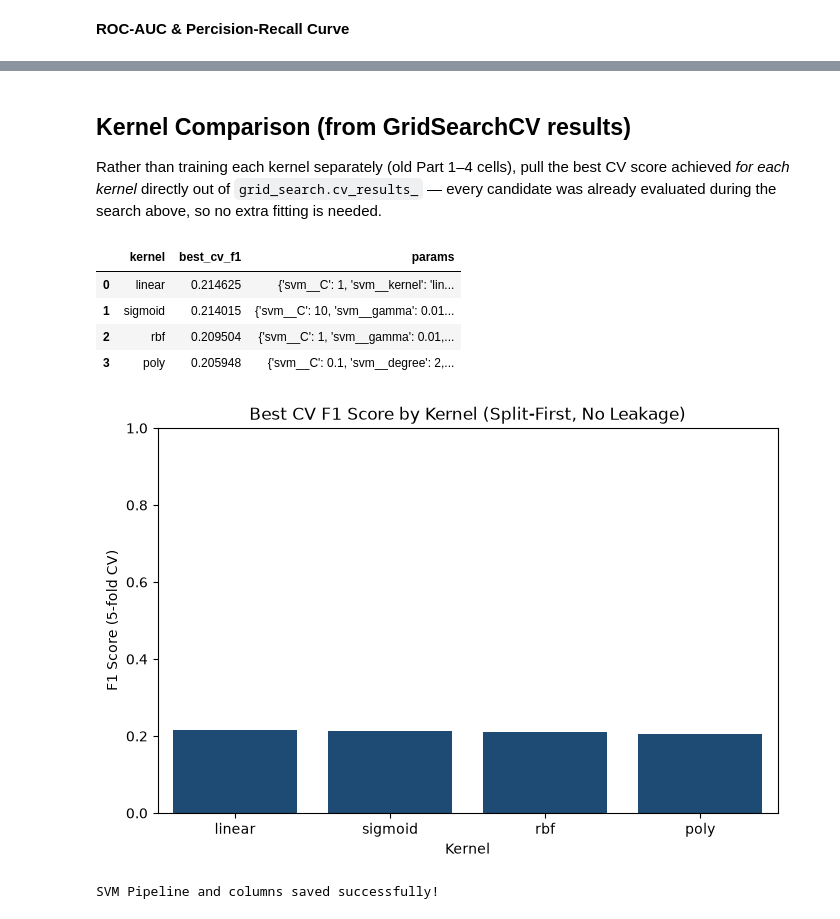
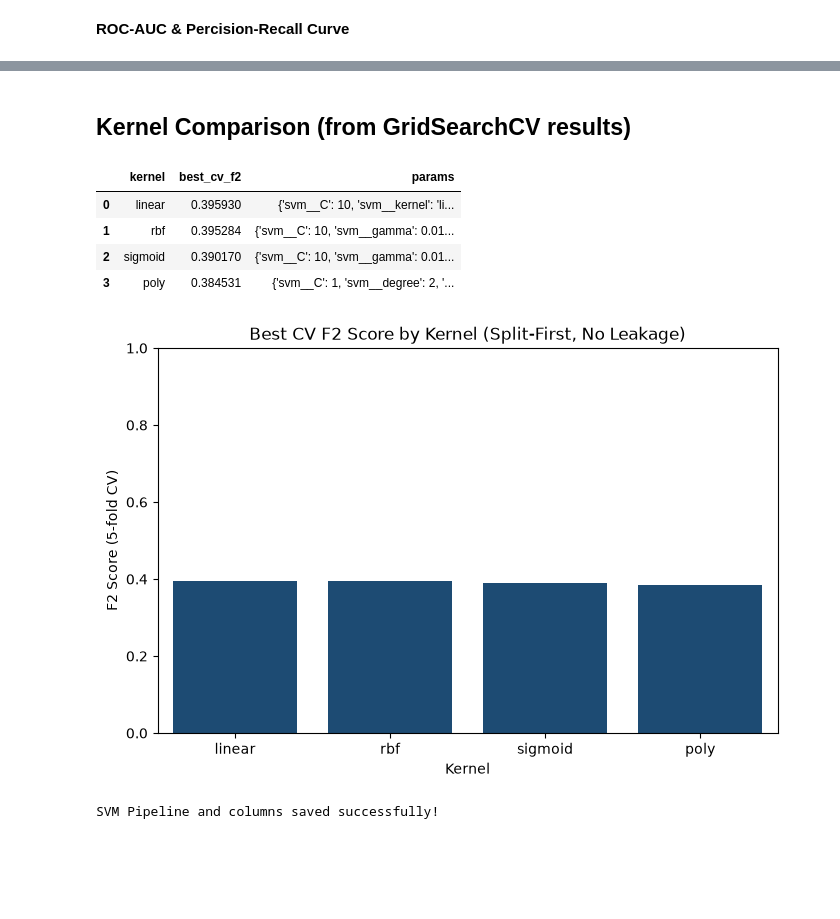
Before and after one commit to bn1ce/stroke_prediction, a Jupyter notebook: SVM.ipynb, the cells around one changed output, grey strips where cells are left out. Drawn from its saved outputs; the diff is of its cells as text; code cells hidden in the pictures; blank space fills up the shorter version.

```diff
--- a/SVM.ipynb
+++ b/SVM.ipynb
@@ -424,17 +450,11 @@ dtype: object
 # %%
-# 1. Prepare features/target (after all encoding)
+# 1. Prepare features/target
 X = df.drop('stroke', axis='columns')
 y = df['stroke']
 
 # 2. Train/test split FIRST
 X_train, X_test, y_train, y_test = train_test_split(X, y, test_size=0.2, random_state=42, stratify=y)
 
-# 3. Scale numerical columns - fit on TRAIN only, transform both
-columns_to_scale = ['age', 'avg_glucose_level', 'bmi']
-scaler = MinMaxScaler()
-X_train[columns_to_scale] = scaler.fit_transform(X_train[columns_to_scale])
-X_test[columns_to_scale] = scaler.transform(X_test[columns_to_scale])
-
 # Verify shapes
 X_train.shape, X_test.shape
 # %% [output]
@@ -517,7 +548,16 @@ The only step still needed inside a pipeline is **SMOTE**, because it changes th
 # %%
-from imblearn.pipeline import Pipeline as ImbPipeline
+columns_to_scale = ['age', 'avg_glucose_level', 'bmi']
+
+preprocessor = ColumnTransformer(
+    transformers=[
+        ('scale', MinMaxScaler(), columns_to_scale)
+    ],
+    remainder='passthrough'
+)
 
 pipeline = ImbPipeline(steps=[
+    ('bmi_imputer', BMIDecisionTreeImputer()),
+    ('preprocessor', preprocessor),
     ('smote', SMOTE(random_state=42)),
     ('svm', SVC(probability=True, random_state=42))
 ])
@@ -532,6 +566,4 @@ Because `pipeline` is used (not a bare `SVC`), every fold inside `GridSearchCV`'
 # %%
-from sklearn.model_selection import GridSearchCV
-
 param_grid = [
     {
         'svm__kernel': ['linear'],
@@ -558,16 +590,15 @@ param_grid = [
 grid_search = GridSearchCV(
     estimator=pipeline,
     param_grid=param_grid,
-    scoring='f1',
+    scoring=f2_scorer,
     cv=5,
     n_jobs=-1,
-    verbose=1,
-    return_train_score=False
+    verbose=1
 )
 
 grid_search.fit(X_train, y_train)
 
 print("Best kernel/params:", grid_search.best_params_)
-print("Best CV F1 score:", grid_search.best_score_)
+print("Best CV F2 score:", grid_search.best_score_)
 # %% [output]
 Fitting 5 folds for each of 55 candidates, totalling 275 fits
@@ -724,7 +749,5 @@ plt.show()
 # %% [markdown]
 ## Kernel Comparison (from GridSearchCV results)
-
-Rather than training each kernel separately (old Part 1–4 cells), pull the best CV score achieved *for each kernel* directly out of `grid_search.cv_results_` — every candidate was already evaluated during the search above, so no extra fitting is needed.
 # %%
 results_df = pd.DataFrame(grid_search.cv_results_)
 results_df['kernel'] = results_df['param_svm__kernel']
@@ -732,25 +755,25 @@ results_df['kernel'] = results_df['param_svm__kernel']
 best_per_kernel = (
     results_df.loc[results_df.groupby('kernel')['mean_test_score'].idxmax()]
     [['kernel', 'mean_test_score', 'params']]
-    .rename(columns={'mean_test_score': 'best_cv_f1'})
-    .sort_values('best_cv_f1', ascending=False)
+    .rename(columns={'mean_test_score': 'best_cv_f2'})
+    .sort_values('best_cv_f2', ascending=False)
     .reset_index(drop=True)
 )
 best_per_kernel
 # %% [output]
-|  | kernel | best_cv_f1 | params |
-| 0 | linear | 0.214625 | {'svm__C': 1, 'svm__kernel': 'lin... |
-| 1 | sigmoid | 0.214015 | {'svm__C': 10, 'svm__gamma': 0.01... |
-| 2 | rbf | 0.209504 | {'svm__C': 1, 'svm__gamma': 0.01,... |
-| 3 | poly | 0.205948 | {'svm__C': 0.1, 'svm__degree': 2,... |
+|  | kernel | best_cv_f2 | params |
+| 0 | linear | 0.395930 | {'svm__C': 10, 'svm__kernel': 'li... |
+| 1 | rbf | 0.395284 | {'svm__C': 10, 'svm__gamma': 0.01... |
+| 2 | sigmoid | 0.390170 | {'svm__C': 10, 'svm__gamma': 0.01... |
+| 3 | poly | 0.384531 | {'svm__C': 1, 'svm__degree': 2, '... |
 # %%
 plt.figure(figsize=(8,5))
-sns.barplot(data=best_per_kernel, x='kernel', y='best_cv_f1', color="#0f4c81")
-plt.title('Best CV F1 Score by Kernel (Split-First, No Leakage)')
-plt.ylabel('F1 Score (5-fold CV)')
+sns.barplot(data=best_per_kernel, x='kernel', y='best_cv_f2', color="#0f4c81")
+plt.title('Best CV F2 Score by Kernel (Split-First, No Leakage)')
+plt.ylabel('F2 Score (5-fold CV)')
 plt.xlabel('Kernel')
 plt.ylim(0, 1)
 plt.show()
 # %% [output]
-[figure, old version]
+[figure, new version]
 # %%
```
Also changed, not shown: parts of 22 cells of this notebook, 7 other files.
